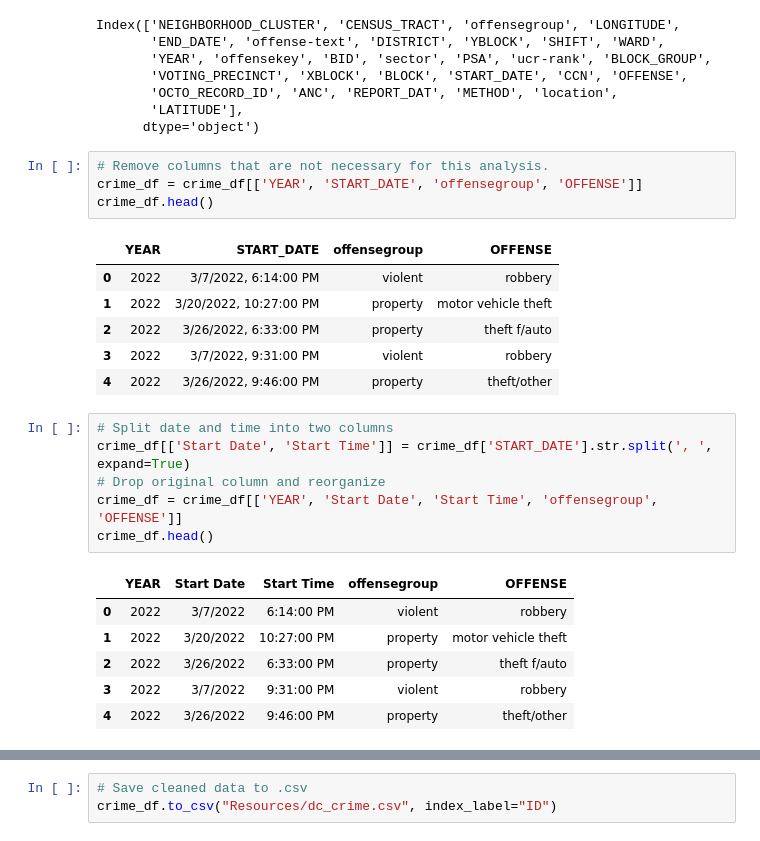
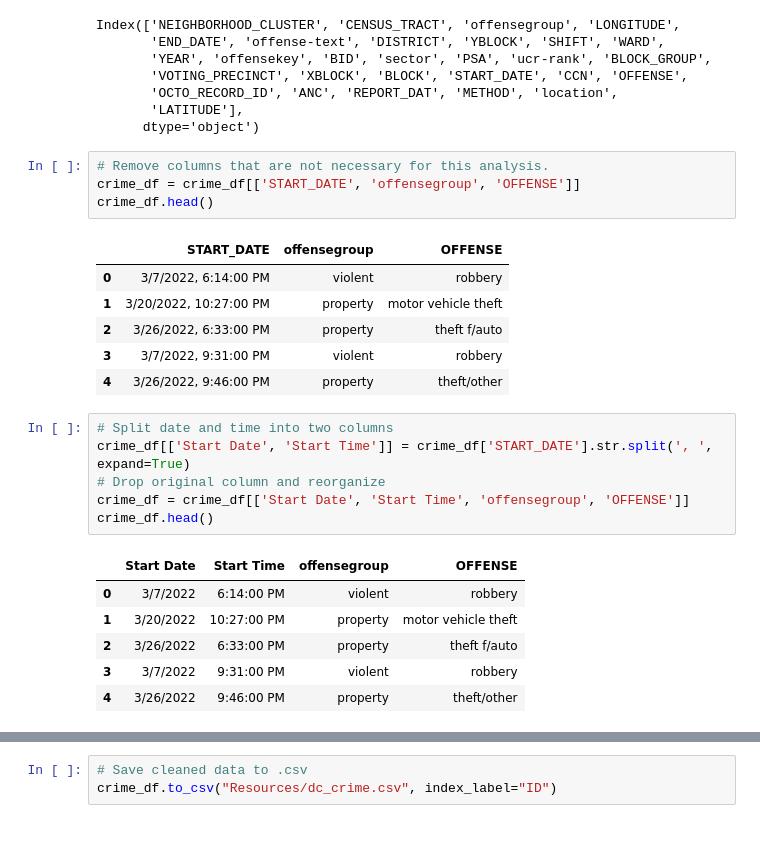
Before and after one commit to ysgorin/weather_crime, a Jupyter notebook: data_wrangling.ipynb, the cells around one changed output, grey strips where cells are left out. Saved outputs shown, nothing was run; the diff lists cells and outputs as text.

```diff
--- a/data_wrangling.ipynb
+++ b/data_wrangling.ipynb
@@ -335,28 +335,28 @@ Index(['NEIGHBORHOOD_CLUSTER', 'CENSUS_TRACT', 'offensegroup', 'LONGITUDE',
       dtype='object')
 # %%
 # Remove columns that are not necessary for this analysis.
-crime_df = crime_df[['YEAR', 'START_DATE', 'offensegroup', 'OFFENSE']]
+crime_df = crime_df[['START_DATE', 'offensegroup', 'OFFENSE']]
 crime_df.head()
 # %% [output]
-|  | YEAR | START_DATE | offensegroup | OFFENSE |
-| 0 | 2022 | 3/7/2022, 6:14:00 PM | violent | robbery |
-| 1 | 2022 | 3/20/2022, 10:27:00 PM | property | motor vehicle theft |
-| 2 | 2022 | 3/26/2022, 6:33:00 PM | property | theft f/auto |
-| 3 | 2022 | 3/7/2022, 9:31:00 PM | violent | robbery |
-| 4 | 2022 | 3/26/2022, 9:46:00 PM | property | theft/other |
+|  | START_DATE | offensegroup | OFFENSE |
+| 0 | 3/7/2022, 6:14:00 PM | violent | robbery |
+| 1 | 3/20/2022, 10:27:00 PM | property | motor vehicle theft |
+| 2 | 3/26/2022, 6:33:00 PM | property | theft f/auto |
+| 3 | 3/7/2022, 9:31:00 PM | violent | robbery |
+| 4 | 3/26/2022, 9:46:00 PM | property | theft/other |
 # %%
 # Split date and time into two columns
 crime_df[['Start Date', 'Start Time']] = crime_df['START_DATE'].str.split(', ', expand=True)
 # Drop original column and reorganize
-crime_df = crime_df[['YEAR', 'Start Date', 'Start Time', 'offensegroup', 'OFFENSE']]
+crime_df = crime_df[['Start Date', 'Start Time', 'offensegroup', 'OFFENSE']]
 crime_df.head()
 # %% [output]
-|  | YEAR | Start Date | Start Time | offensegroup | OFFENSE |
-| 0 | 2022 | 3/7/2022 | 6:14:00 PM | violent | robbery |
-| 1 | 2022 | 3/20/2022 | 10:27:00 PM | property | motor vehicle theft |
-| 2 | 2022 | 3/26/2022 | 6:33:00 PM | property | theft f/auto |
-| 3 | 2022 | 3/7/2022 | 9:31:00 PM | violent | robbery |
-| 4 | 2022 | 3/26/2022 | 9:46:00 PM | property | theft/other |
+|  | Start Date | Start Time | offensegroup | OFFENSE |
+| 0 | 3/7/2022 | 6:14:00 PM | violent | robbery |
+| 1 | 3/20/2022 | 10:27:00 PM | property | motor vehicle theft |
+| 2 | 3/26/2022 | 6:33:00 PM | property | theft f/auto |
+| 3 | 3/7/2022 | 9:31:00 PM | violent | robbery |
+| 4 | 3/26/2022 | 9:46:00 PM | property | theft/other |
 # %%
 # To create 'Hour' column for use in weather data merge
 # 1. Separate hour from start time
```
Also changed, not shown: parts of 10 cells of this notebook, 1 other file.
